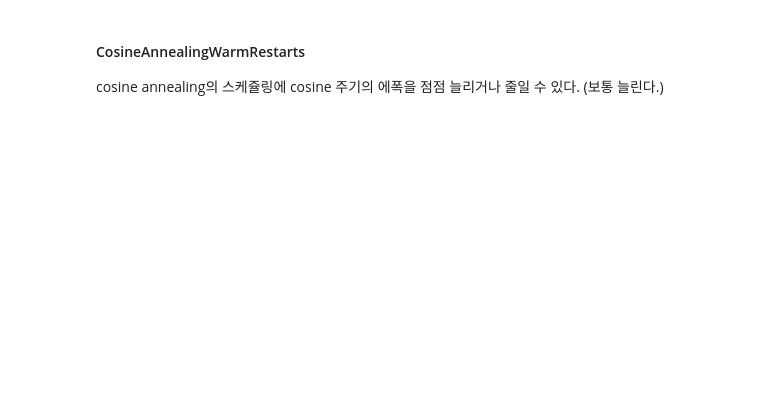
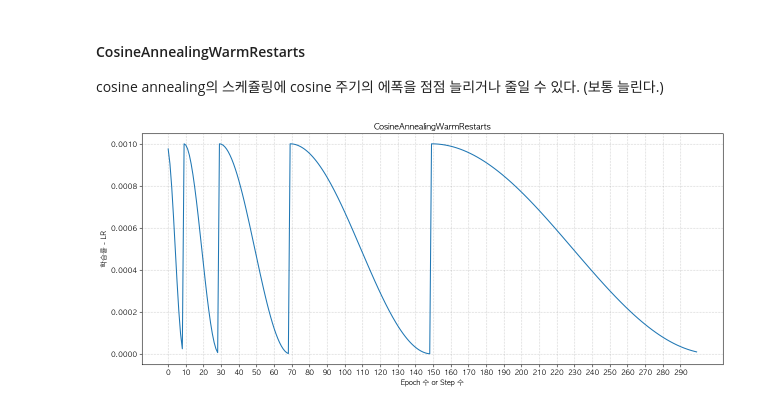
Before and after one commit to eunjinn05/SK_python, a Jupyter notebook: 09_deeplearning_pytorch/08_2_딥러닝모델_성능개선_예제.ipynb, the cells around one changed output. Drawn from its saved outputs; the diff is of its cells as text; code cells hidden in the pictures; blank space fills up the shorter version.

```diff
--- a/09_deeplearning_pytorch/08_2_딥러닝모델_성능개선_예제.ipynb
+++ b/09_deeplearning_pytorch/08_2_딥러닝모델_성능개선_예제.ipynb
@@ -463,3 +706,24 @@ cosine 그래프를 그리면서 learning rate를 변경 하는 방식.
 #### CosineAnnealingWarmRestarts
 
 cosine annealing의 스케쥴링에 cosine 주기의 에폭을 점점 늘리거나 줄일 수 있다. (보통 늘린다.)
+# %%
+optim = torch.optim.Adam(bn_model.parameters(), lr=0.001)
+cawr_lr_scheduler = torch.optim.lr_scheduler.CosineAnnealingWarmRestarts(
+    optim,
+    T_0=10, # 변화주기
+    T_mult=2, # 새로운 T_0 생성, 현재 T_0 * T_mult (한 주기가 끝나면 새로운 주기) 10 -> 20 -> 40
+    eta_min=1e-6 # 주기 최대 lr : 초기값 , 주기 최소 : eta_min
+)
+# %%
+lr_list3 = []
+for epoch in range(epochs) :
+    for _ in range(step_size) :
+        # 학습 ...
+        optim.step()
+        optim.zero_grad()
+    cawr_lr_scheduler.step() # lr update
+    lr_list3.append(cawr_lr_scheduler.get_last_lr())
+# %%
+plot_lr('CosineAnnealingWarmRestarts', lr_list3)
+# %% [output]
+[figure, added]
```
Also changed, not shown: parts of 20 cells of this notebook, 8 other files.
